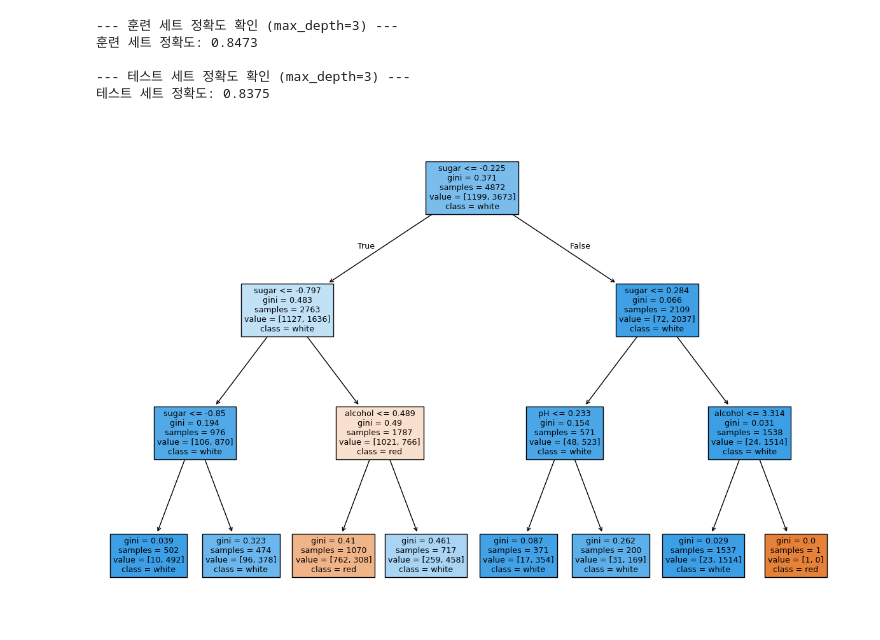
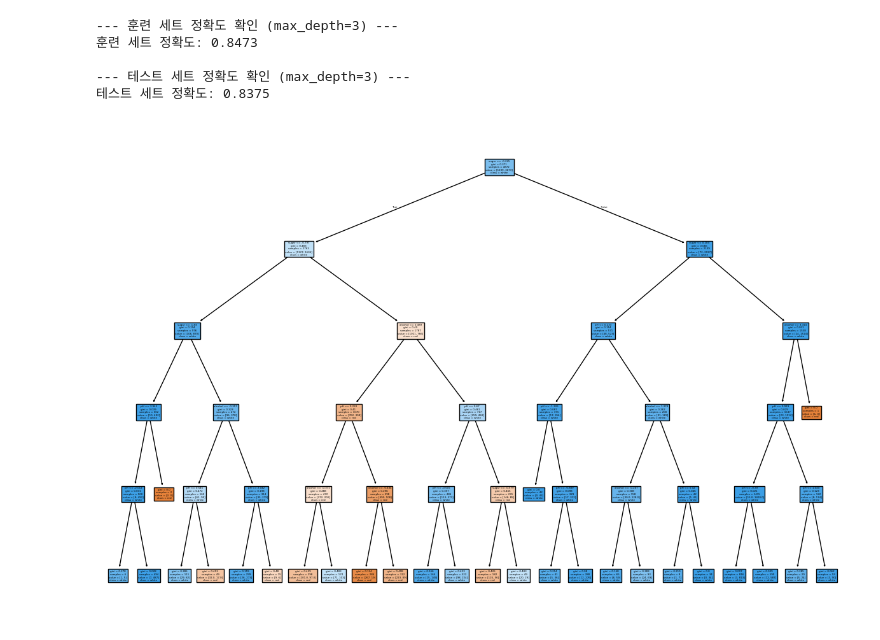
Before and after one commit to kopynara/ccd_mldl_projects, a Jupyter notebook: _ml_dl_입문_실습_250805/3_모델_훈련_평가/10_과대적합_과소적합_시각화_포함.ipynb, the cells around one changed output. Drawn from its saved outputs; the diff is of its cells as text; code cells hidden in the pictures.

```diff
--- a/_ml_dl_입문_실습_250805/3_모델_훈련_평가/10_과대적합_과소적합_시각화_포함.ipynb
+++ b/_ml_dl_입문_실습_250805/3_모델_훈련_평가/10_과대적합_과소적합_시각화_포함.ipynb
@@ -103,32 +103,32 @@ from sklearn.model_selection import train_test_split
 # 1. 와인 데이터를 불러와 특성(X)과 타겟(y)을 분리합니다.
 df = pd.read_csv("https://bit.ly/wine_csv_data")
 X = df[['alcohol', 'sugar', 'pH']]
 y = df['class']
 
 # 2. 데이터를 훈련 세트와 테스트 세트로 나눕니다.
 X_train, X_test, y_train, y_test = train_test_split(
     X, y, test_size=0.25, random_state=42, stratify=y
 )
 
 # 3. 스케일링을 적용합니다.
 # 모델이 각 특성(alcohol, sugar, pH)의 값 크기에 영향을 받지 않도록 합니다.
 ss = StandardScaler()
 X_train_scaled = ss.fit_transform(X_train)
 X_test_scaled = ss.transform(X_test)
 
 # 4. max_depth=3으로 설정된 모델을 스케일링된 데이터로 훈련합니다.
-dt = DecisionTreeClassifier(max_depth=3, random_state=42)
+dt = DecisionTreeClassifier(max_depth=5, random_state=42)
 dt.fit(X_train_scaled, y_train)
 
 # 5. 결정 트리를 시각화합니다.
 # 이 트리는 스케일링된 데이터를 기준으로 만들어졌습니다.
 plt.figure(figsize=(15, 10))
 plot_tree(
     dt,
     feature_names=['alcohol', 'sugar', 'pH'],
     class_names=['red', 'white'],
     filled=True
 )
 plt.show()
 # %% [output]
-[figure, old version]
+[figure, new version]
```
Also changed, not shown: parts of 3 cells of this notebook, 8 other files.
